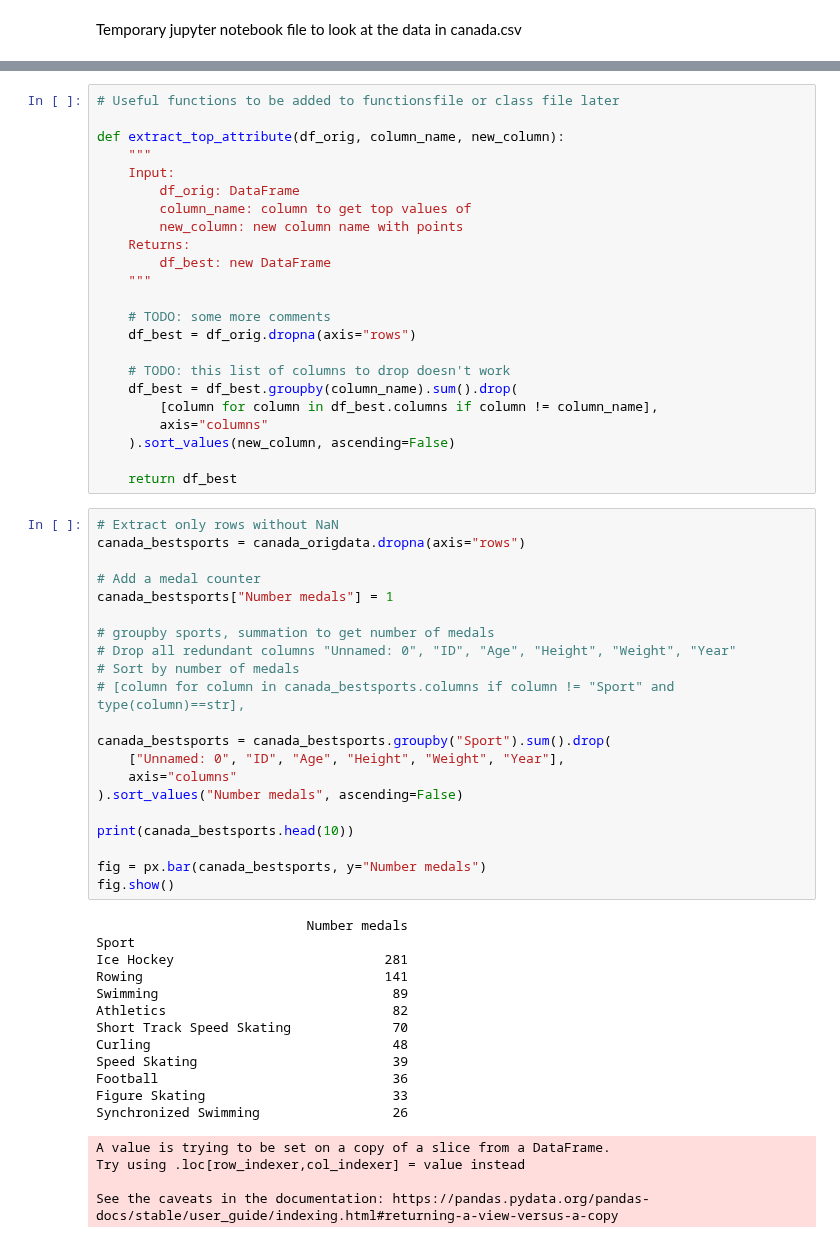
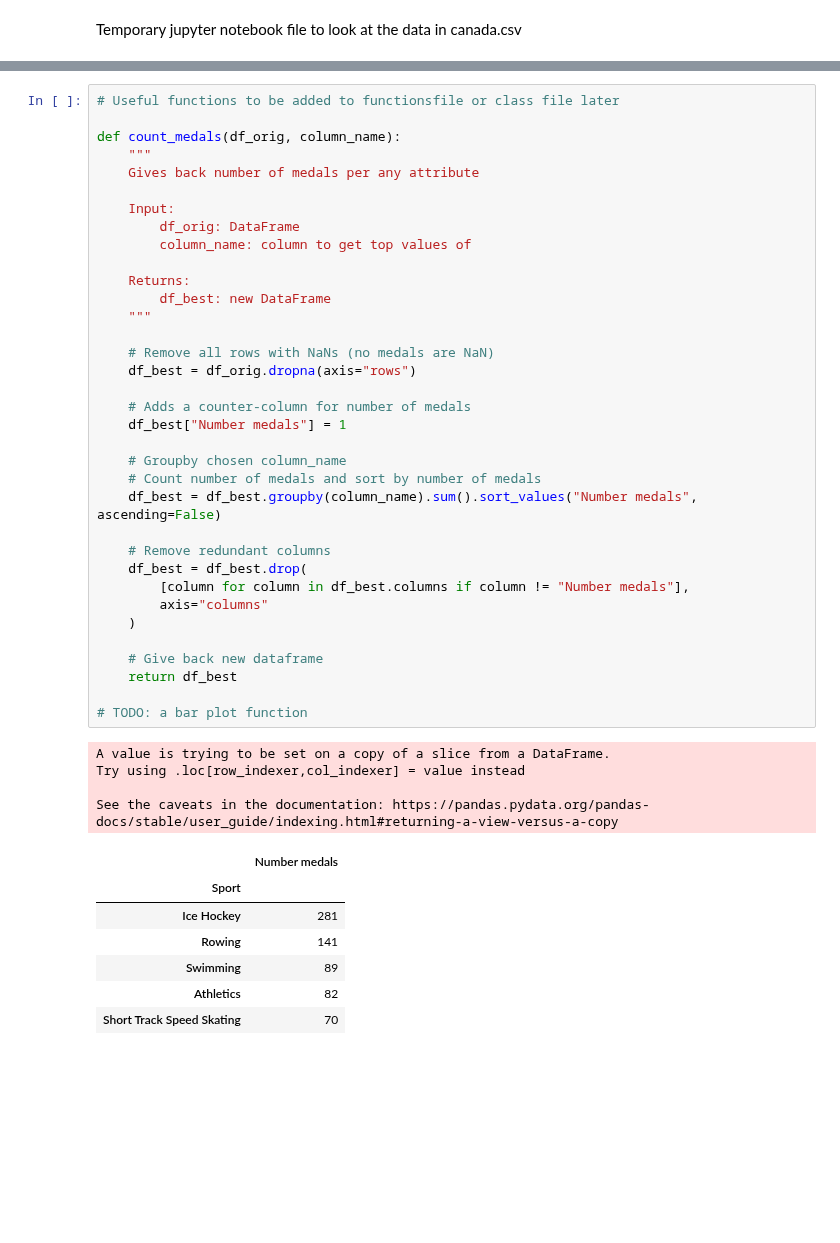
Before and after one commit to yuna-liu/Databehandling-OS-Yuna-Joachim, a Jupyter notebook: Q1_J_temp.ipynb, the cells around one changed output, grey strips where cells are left out. Saved outputs shown, nothing was run; the diff lists cells and outputs as text; blank space fills up the shorter version.

```diff
--- a/Q1_J_temp.ipynb
+++ b/Q1_J_temp.ipynb
@@ -23,61 +31,47 @@ print(columnnames)
 # %%
 # Useful functions to be added to functionsfile or class file later
 
-def extract_top_attribute(df_orig, column_name, new_column):
+def count_medals(df_orig, column_name):
     """
+    Gives back number of medals per any attribute
+
     Input:
         df_orig: DataFrame
         column_name: column to get top values of
-        new_column: new column name with points
+
     Returns:
         df_best: new DataFrame
     """
 
-    # TODO: some more comments
+    # Remove all rows with NaNs (no medals are NaN)
     df_best = df_orig.dropna(axis="rows")
 
-    # TODO: this list of columns to drop doesn't work
-    df_best = df_best.groupby(column_name).sum().drop(
-        [column for column in df_best.columns if column != column_name],
+    # Adds a counter-column for number of medals
+    df_best["Number medals"] = 1
+
+    # Groupby chosen column_name
+    # Count number of medals and sort by number of medals
+    df_best = df_best.groupby(column_name).sum().sort_values("Number medals", ascending=False)
+
+    # Remove redundant columns
+    df_best = df_best.drop(
+        [column for column in df_best.columns if column != "Number medals"],
         axis="columns"
-    ).sort_values(new_column, ascending=False)
+    )
 
+    # Give back new dataframe
     return df_best
+
+# TODO: a bar plot function
+# %% [output]
+A value is trying to be set on a copy of a slice from a DataFrame.
+Try using .loc[row_indexer,col_indexer] = value instead
+
+See the caveats in the documentation: https://pandas.pydata.org/pandas-docs/stable/user_guide/indexing.html#returning-a-view-versus-a-copy
+|  | Number medals |
+| Sport |  |
+| Ice Hockey | 281 |
+| Rowing | 141 |
+| Swimming | 89 |
+| Athletics | 82 |
+| Short Track Speed Skating | 70 |
-# %%
-# Extract only rows without NaN
-canada_bestsports = canada_origdata.dropna(axis="rows")
-
-# Add a medal counter
-canada_bestsports["Number medals"] = 1
-
-# groupby sports, summation to get number of medals
-# Drop all redundant columns "Unnamed: 0", "ID", "Age", "Height", "Weight", "Year"
-# Sort by number of medals
-# [column for column in canada_bestsports.columns if column != "Sport" and type(column)==str],
-
-canada_bestsports = canada_bestsports.groupby("Sport").sum().drop(
-    ["Unnamed: 0", "ID", "Age", "Height", "Weight", "Year"],
-    axis="columns"
-).sort_values("Number medals", ascending=False)
-
-print(canada_bestsports.head(10))
-
-fig = px.bar(canada_bestsports, y="Number medals")
-fig.show()
-# %% [output]
-                           Number medals
-Sport
-Ice Hockey                           281
-Rowing                               141
-Swimming                              89
-Athletics                             82
-Short Track Speed Skating             70
-Curling                               48
-Speed Skating                         39
-Football                              36
-Figure Skating                        33
-Synchronized Swimming                 26
-A value is trying to be set on a copy of a slice from a DataFrame.
-Try using .loc[row_indexer,col_indexer] = value instead
-
-See the caveats in the documentation: https://pandas.pydata.org/pandas-docs/stable/user_guide/indexing.html#returning-a-view-versus-a-copy
```
Also changed, not shown: parts of 3 cells of this notebook.
